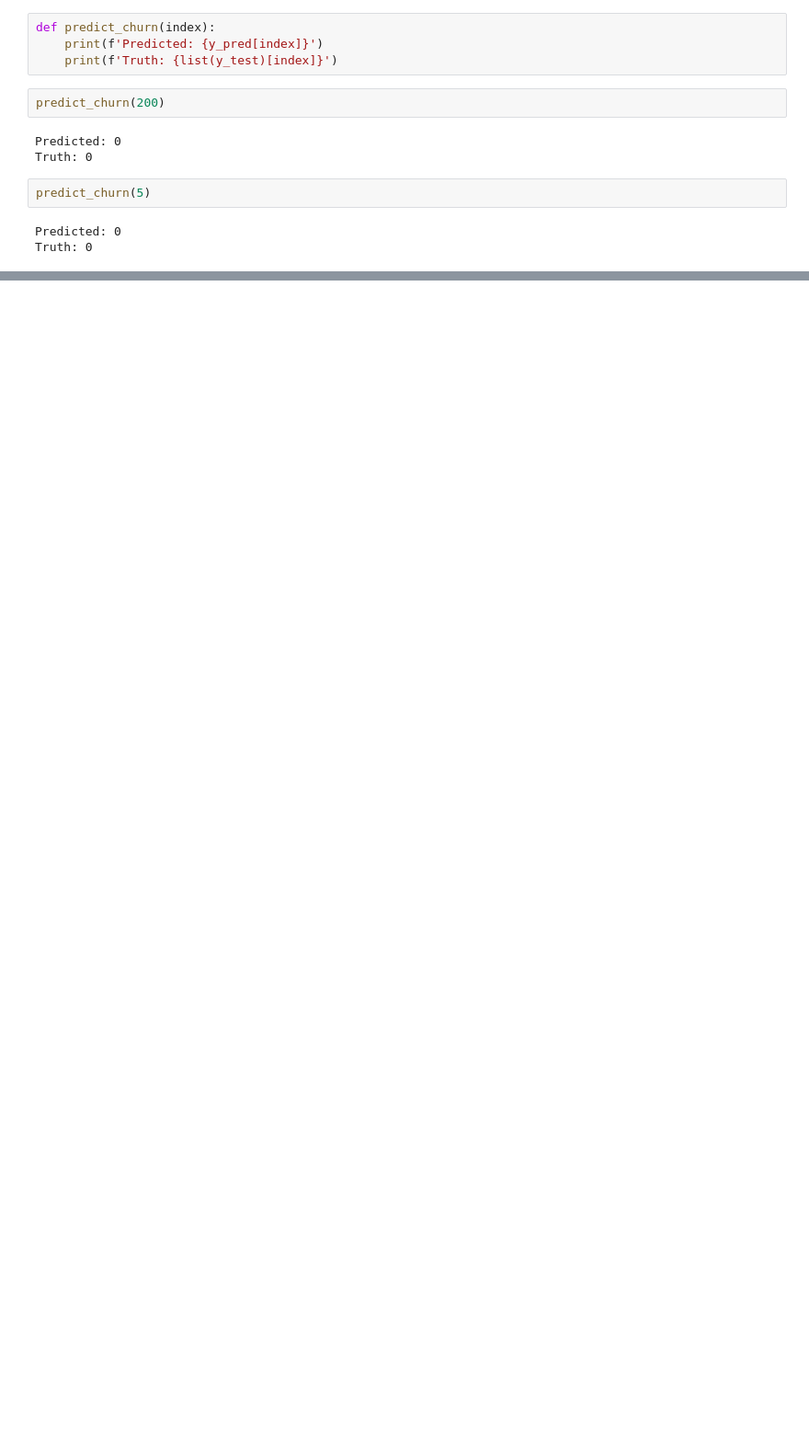
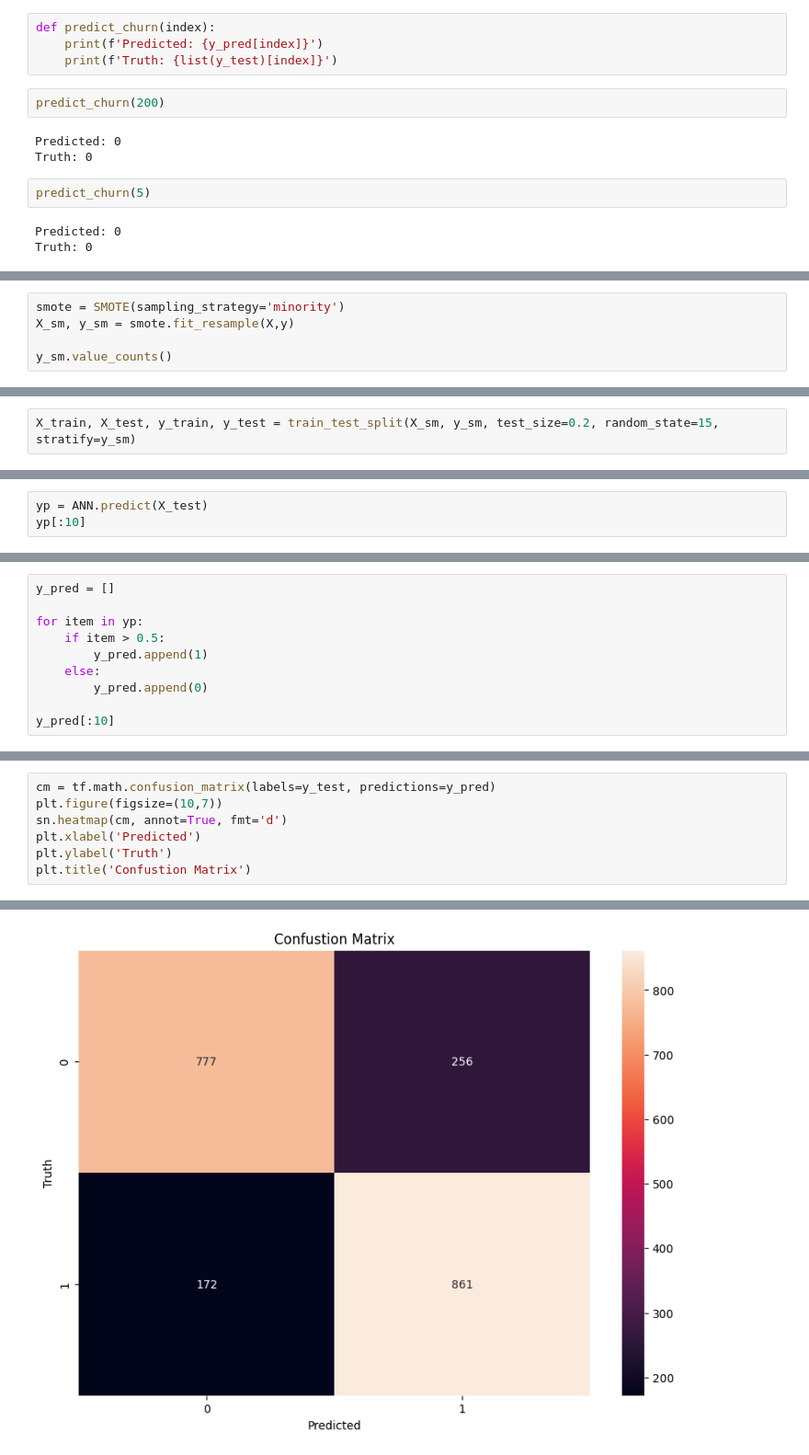
Before and after one commit to dextermadh/Customer-Churn-Prediction-using-ANN, a Jupyter notebook: notebook.ipynb, the cells around one changed output, grey strips where cells are left out. Shown at 92% size. Saved outputs shown, nothing was run; the diff lists cells and outputs as text; blank space fills up the shorter version.

```diff
--- a/notebook.ipynb
+++ b/notebook.ipynb
@@ -551,0 +573,5 @@ Truth: 0
+# %%
+smote = SMOTE(sampling_strategy='minority')
+X_sm, y_sm = smote.fit_resample(X,y)
+
+y_sm.value_counts()
@@ -551,0 +583,2 @@ Truth: 0
+# %%
+X_train, X_test, y_train, y_test = train_test_split(X_sm, y_sm, test_size=0.2, random_state=15, stratify=y_sm)
@@ -551,0 +649,3 @@ Truth: 0
+# %%
+yp = ANN.predict(X_test)
+yp[:10]
@@ -551,0 +664,10 @@ Truth: 0
+# %%
+y_pred = []
+
+for item in yp:
+    if item > 0.5:
+        y_pred.append(1)
+    else:
+        y_pred.append(0)
+
+y_pred[:10]
@@ -551,0 +687,8 @@ Truth: 0
+# %%
+cm = tf.math.confusion_matrix(labels=y_test, predictions=y_pred)
+plt.figure(figsize=(10,7))
+sn.heatmap(cm, annot=True, fmt='d')
+plt.xlabel('Predicted')
+plt.ylabel('Truth')
+plt.title('Confustion Matrix')
+# %% [output]
@@ -551,0 +696 @@ Truth: 0
+[figure, added]
```
Also changed, not shown: parts of 24 cells of this notebook.
